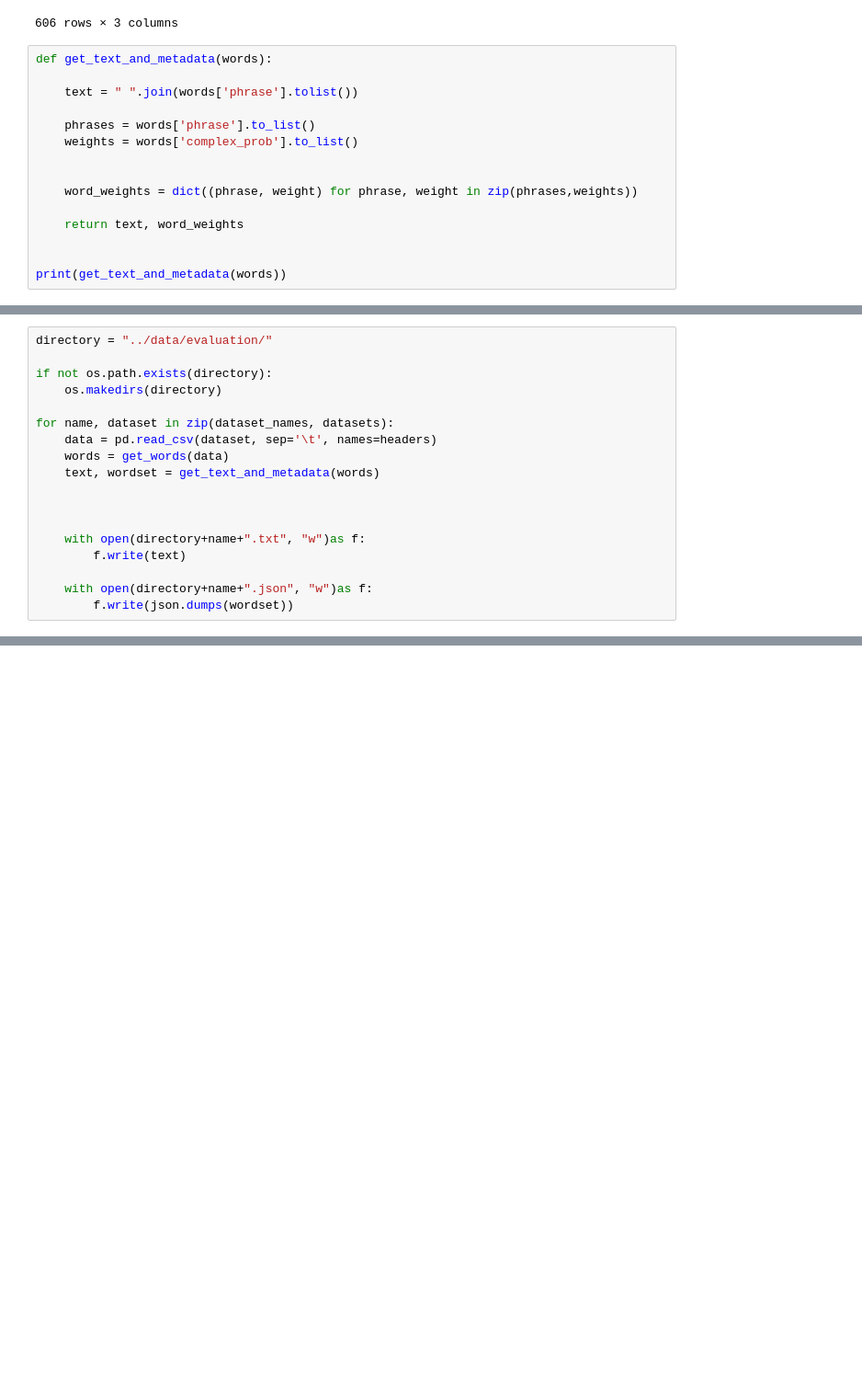
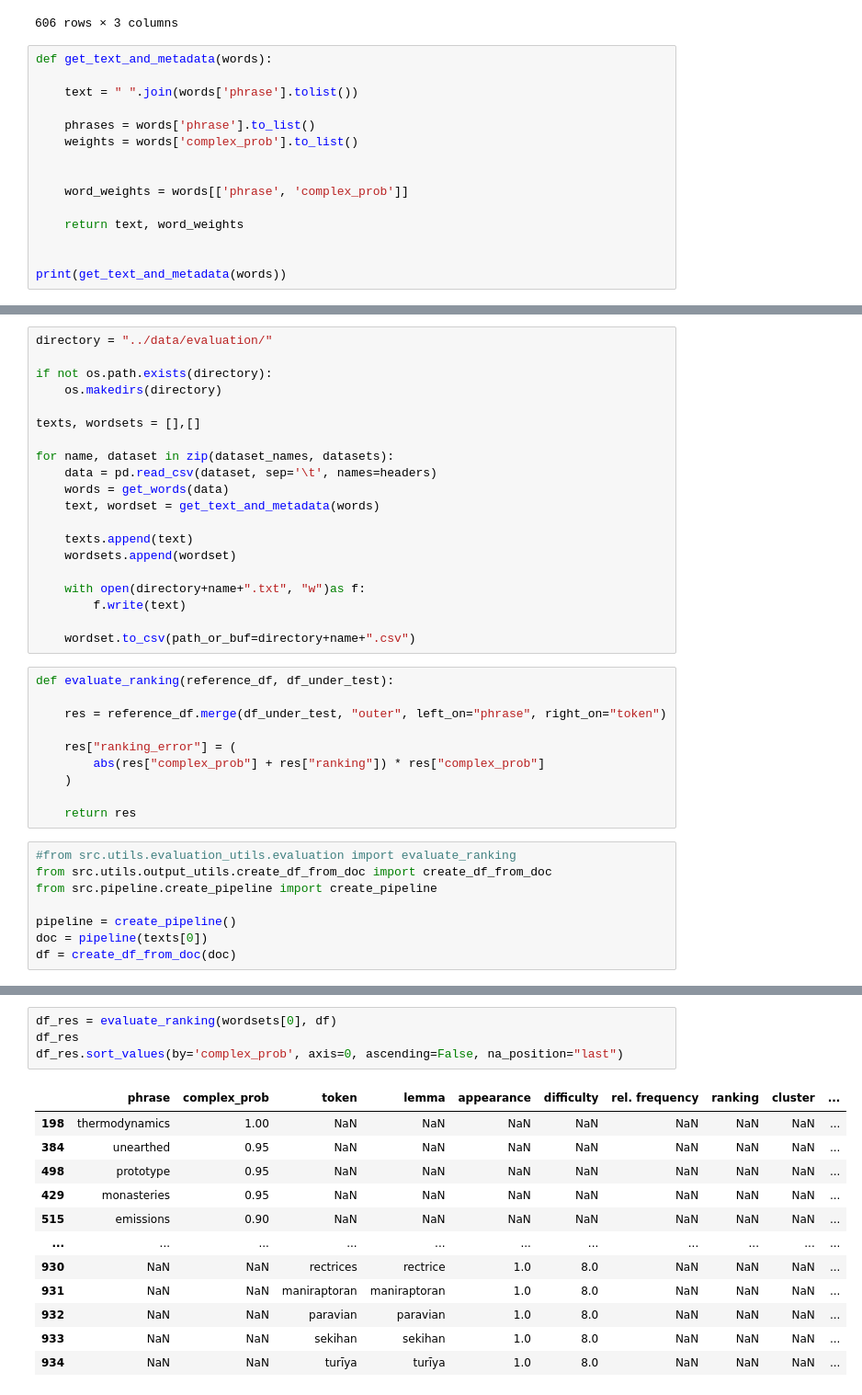
Before and after one commit to OshFrosch/Vocabulary-Predictor, a Jupyter notebook: src/notebooks/create_evaluation_reference.ipynb, the cells around one changed output, grey strips where cells are left out. Shown: that part at 92% size. Saved outputs shown, nothing was run; the diff lists cells and outputs as text; blank space fills up the shorter version.

Commit message:
updates reference creation and evaluation

```diff
--- a/src/notebooks/create_evaluation_reference.ipynb
+++ b/src/notebooks/create_evaluation_reference.ipynb
@@ -61,7 +61,7 @@ def get_text_and_metadata(words):
     weights = words['complex_prob'].to_list()
 
 
-    word_weights = dict((phrase, weight) for phrase, weight in zip(phrases,weights))
+    word_weights = words[['phrase', 'complex_prob']]
 
     return text, word_weights
 
@@ -75,15 +88,35 @@ directory = "../data/evaluation/"
 if not os.path.exists(directory):
     os.makedirs(directory)
 
+texts, wordsets = [],[]
+
 for name, dataset in zip(dataset_names, datasets):
     data = pd.read_csv(dataset, sep='\t', names=headers)
     words = get_words(data)
     text, wordset = get_text_and_metadata(words)
 
-
+    texts.append(text)
+    wordsets.append(wordset)
 
     with open(directory+name+".txt", "w")as f:
         f.write(text)
 
-    with open(directory+name+".json", "w")as f:
-        f.write(json.dumps(wordset))
+    wordset.to_csv(path_or_buf=directory+name+".csv")
+# %%
+def evaluate_ranking(reference_df, df_under_test):
+
+    res = reference_df.merge(df_under_test, "outer", left_on="phrase", right_on="token")
+
+    res["ranking_error"] = (
+        abs(res["complex_prob"] + res["ranking"]) * res["complex_prob"]
+    )
+
+    return res
+# %%
+#from src.utils.evaluation_utils.evaluation import evaluate_ranking
+from src.utils.output_utils.create_df_from_doc import create_df_from_doc
+from src.pipeline.create_pipeline import create_pipeline
+
+pipeline = create_pipeline()
+doc = pipeline(texts[0])
+df = create_df_from_doc(doc)
@@ -89,0 +141,17 @@ for name, dataset in zip(dataset_names, datasets):
+# %%
+df_res = evaluate_ranking(wordsets[0], df)
+df_res
+df_res.sort_values(by='complex_prob', axis=0, ascending=False, na_position="last")
+# %% [output]
+|  | phrase | complex_prob | token | lemma | appearance | difficulty | rel. frequency | ranking | cluster | ... |
+| 198 | thermodynamics | 1.00 | NaN | NaN | NaN | NaN | NaN | NaN | NaN | ... |
+| 384 | unearthed | 0.95 | NaN | NaN | NaN | NaN | NaN | NaN | NaN | ... |
+| 498 | prototype | 0.95 | NaN | NaN | NaN | NaN | NaN | NaN | NaN | ... |
+| 429 | monasteries | 0.95 | NaN | NaN | NaN | NaN | NaN | NaN | NaN | ... |
+| 515 | emissions | 0.90 | NaN | NaN | NaN | NaN | NaN | NaN | NaN | ... |
+| ... | ... | ... | ... | ... | ... | ... | ... | ... | ... | ... |
+| 930 | NaN | NaN | rectrices | rectrice | 1.0 | 8.0 | NaN | NaN | NaN | ... |
+| 931 | NaN | NaN | maniraptoran | maniraptoran | 1.0 | 8.0 | NaN | NaN | NaN | ... |
+| 932 | NaN | NaN | paravian | paravian | 1.0 | 8.0 | NaN | NaN | NaN | ... |
+| 933 | NaN | NaN | sekihan | sekihan | 1.0 | 8.0 | NaN | NaN | NaN | ... |
+| 934 | NaN | NaN | turīya | turīya | 1.0 | 8.0 | NaN | NaN | NaN | ... |
```
Also changed, not shown: parts of 4 cells of this notebook, 4 other files.
